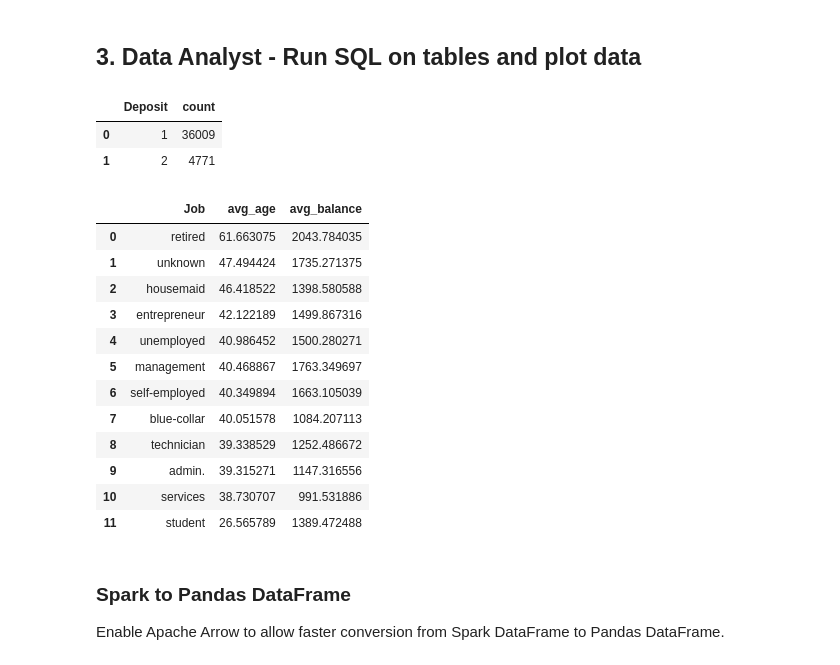
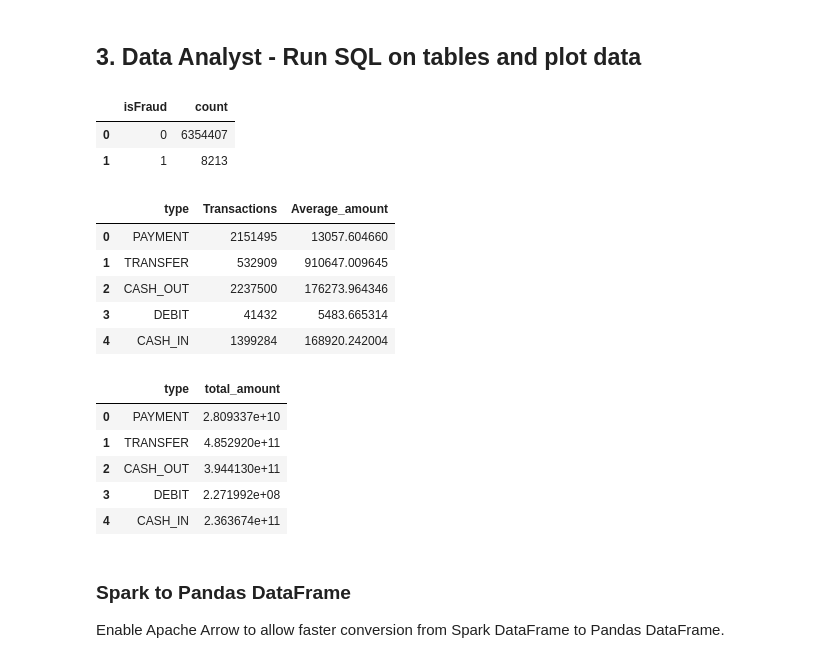
Before and after one commit to grubwieser/Datalake-training, a Jupyter notebook: 2_Data_Analyst.ipynb, the cells around one changed output. Saved outputs shown, nothing was run; the diff lists cells and outputs as text; code cells hidden in the pictures.

```diff
--- a/2_Data_Analyst.ipynb
+++ b/2_Data_Analyst.ipynb
@@ -7,37 +7,43 @@ client = bigquery.Client()
 # %%
 %%bigquery
 SELECT
-    Deposit,
+    isFraud,
     COUNT(*) as count
-FROM `datalake-vol2.datalake_vol2_raw.banking_marketing_train`
-GROUP BY Deposit
+FROM `datalake-vol2.datalake_vol2_raw.transaction_data`
+GROUP BY isFraud
 # %% [output]
-|  | Deposit | count |
-| 0 | 1 | 36009 |
-| 1 | 2 | 4771 |
+|  | isFraud | count |
+| 0 | 0 | 6354407 |
+| 1 | 1 | 8213 |
 # %%
 %%bigquery
 SELECT
-    Job,
-    AVG(Age) as avg_age,
-    AVG(Balance) as avg_balance
-FROM `datalake-vol2.datalake_vol2_raw.banking_marketing_train`
-GROUP BY JOB
-ORDER BY avg_age DESC
+    type,
+    COUNT(*) as Transactions,
+    AVG(amount) as Average_amount
+FROM `datalake-vol2.datalake_vol2_raw.transaction_data`
+GROUP BY type
 # %% [output]
-|  | Job | avg_age | avg_balance |
-| 0 | retired | 61.663075 | 2043.784035 |
-| 1 | unknown | 47.494424 | 1735.271375 |
-| 2 | housemaid | 46.418522 | 1398.580588 |
-| 3 | entrepreneur | 42.122189 | 1499.867316 |
-| 4 | unemployed | 40.986452 | 1500.280271 |
-| 5 | management | 40.468867 | 1763.349697 |
-| 6 | self-employed | 40.349894 | 1663.105039 |
-| 7 | blue-collar | 40.051578 | 1084.207113 |
-| 8 | technician | 39.338529 | 1252.486672 |
-| 9 | admin. | 39.315271 | 1147.316556 |
-| 10 | services | 38.730707 | 991.531886 |
-| 11 | student | 26.565789 | 1389.472488 |
+|  | type | Transactions | Average_amount |
+| 0 | PAYMENT | 2151495 | 13057.604660 |
+| 1 | TRANSFER | 532909 | 910647.009645 |
+| 2 | CASH_OUT | 2237500 | 176273.964346 |
+| 3 | DEBIT | 41432 | 5483.665314 |
+| 4 | CASH_IN | 1399284 | 168920.242004 |
+# %%
+%%bigquery
+SELECT
+    type,
+    SUM(amount) as total_amount
+FROM `datalake-vol2.datalake_vol2_raw.transaction_data`
+GROUP BY type
+# %% [output]
+|  | type | total_amount |
+| 0 | PAYMENT | 2.809337e+10 |
+| 1 | TRANSFER | 4.852920e+11 |
+| 2 | CASH_OUT | 3.944130e+11 |
+| 3 | DEBIT | 2.271992e+08 |
+| 4 | CASH_IN | 2.363674e+11 |
 # %% [markdown]
 ### Spark to Pandas DataFrame
 
```
Also changed, not shown: parts of 5 cells of this notebook.
